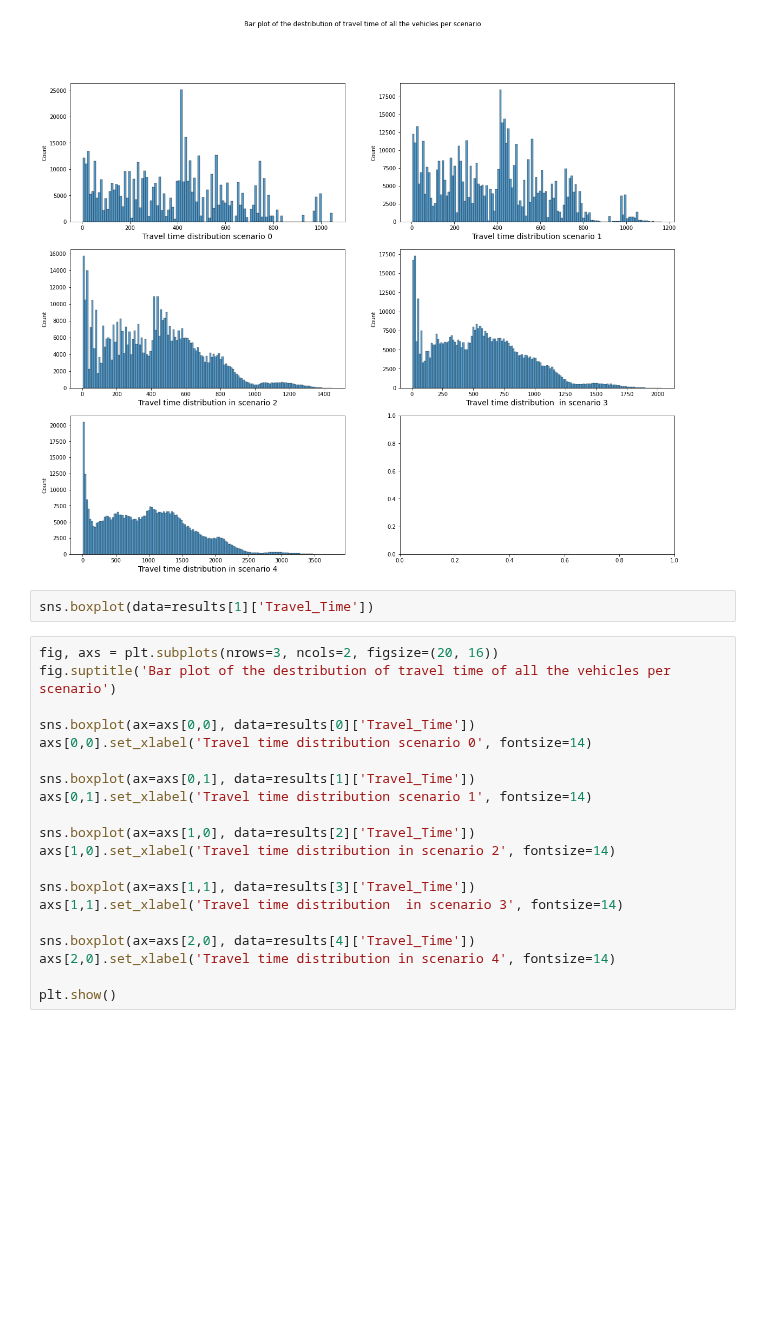
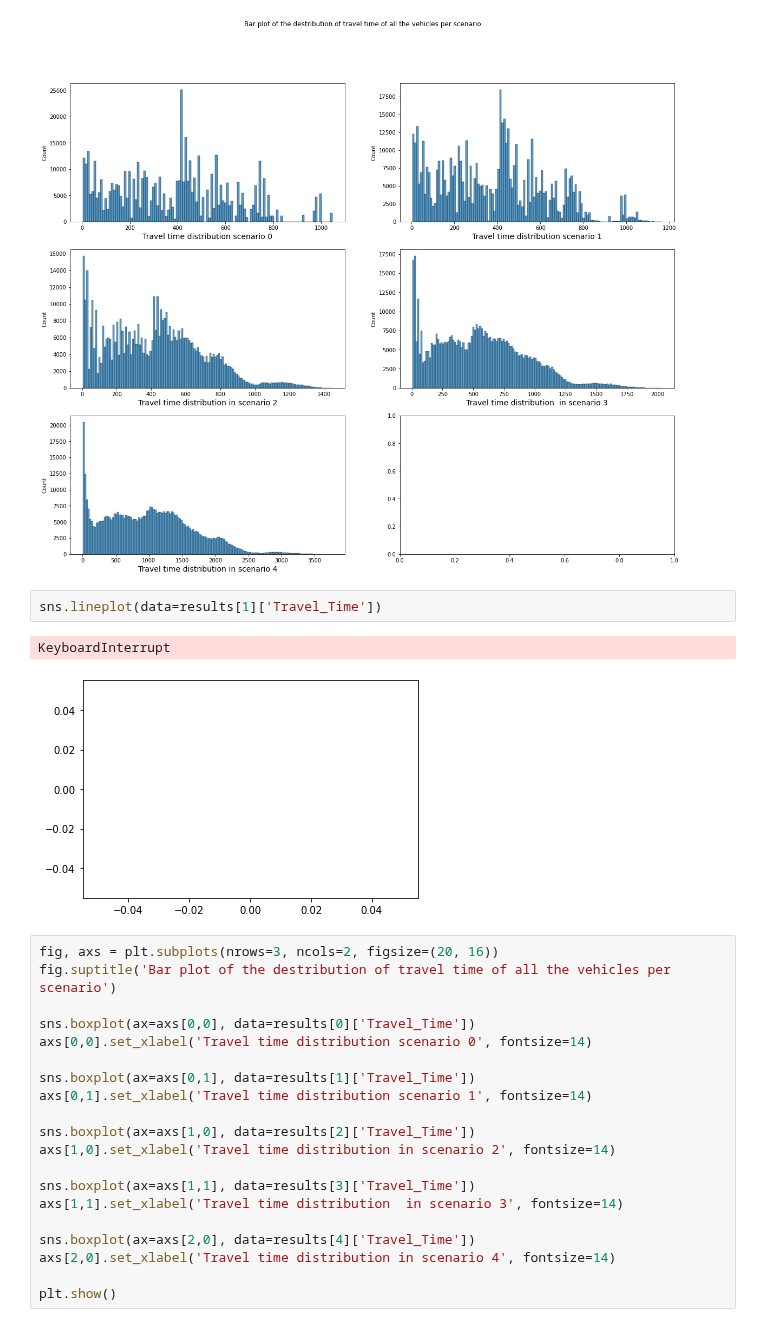
Before and after one commit to EwoutH/EPA1352-Adv-Simulation, a Jupyter notebook: EPA1352-G06-A4/notebook/travel_time_analysis.ipynb, the cells around one changed output. Saved outputs shown, nothing was run; the diff lists cells and outputs as text; blank space fills up the shorter version.

```diff
--- a/EPA1352-G06-A4/notebook/travel_time_analysis.ipynb
+++ b/EPA1352-G06-A4/notebook/travel_time_analysis.ipynb
@@ -51,7 +51,10 @@ plt.savefig('../img/histograme.png')
 # %% [output]
 [figure]
 # %%
-sns.boxplot(data=results[1]['Travel_Time'])
+sns.lineplot(data=results[1]['Travel_Time'])
+# %% [output]
+KeyboardInterrupt
+[figure, added]
 # %%
 fig, axs = plt.subplots(nrows=3, ncols=2, figsize=(20, 16))
 fig.suptitle('Bar plot of the destribution of travel time of all the vehicles per scenario')
```
